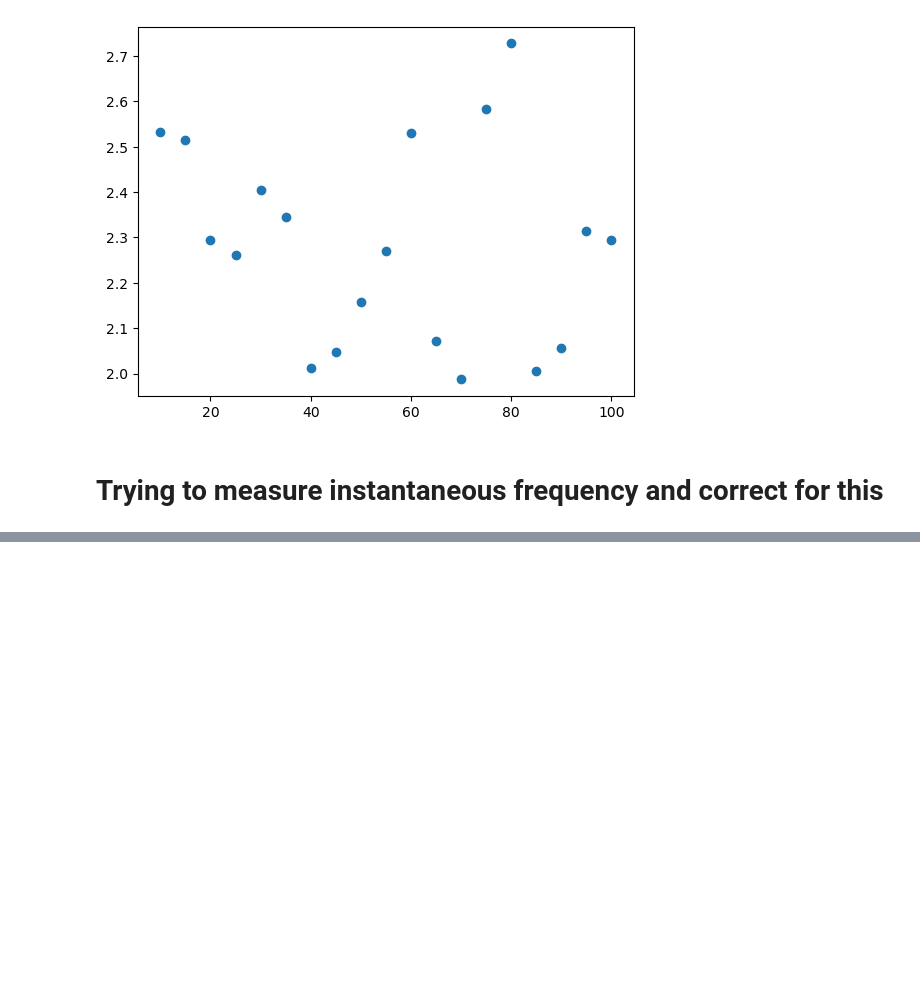
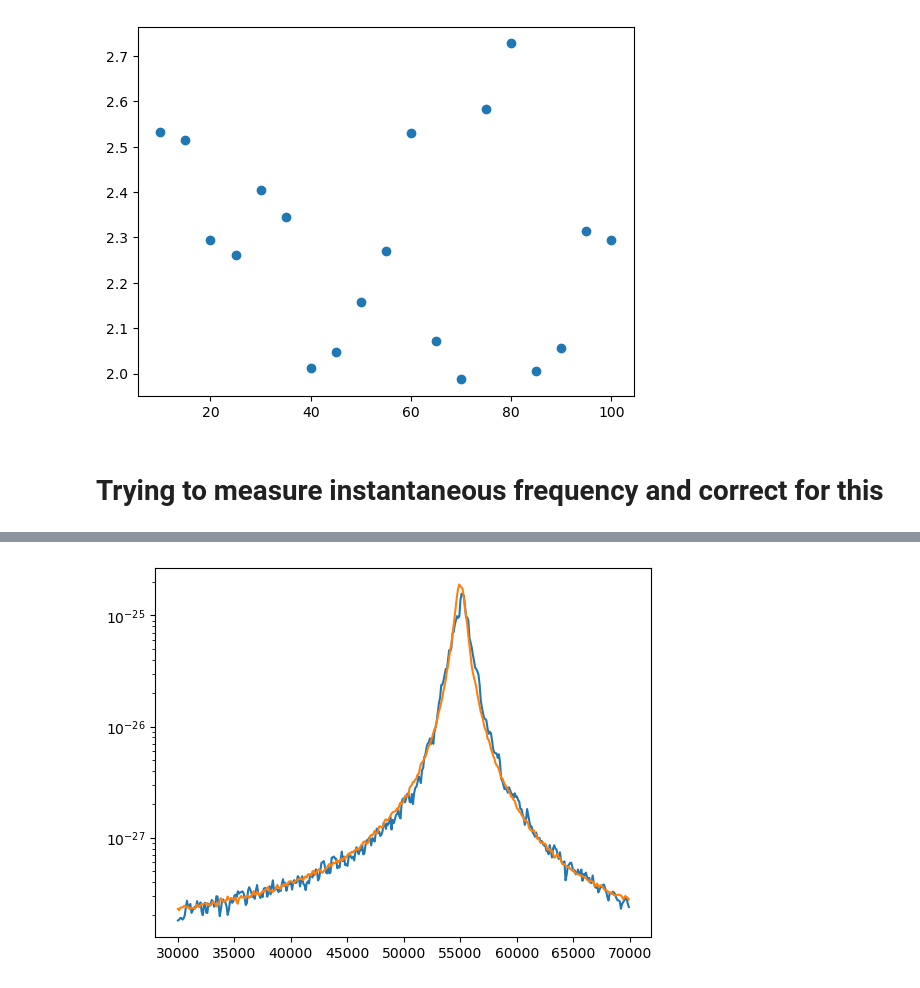
Before and after one commit to tompenny/SIMPLE_impulsesimulations, a Jupyter notebook: Reconstruction - Non-stationary transfer function.ipynb, the cells around one changed output, grey strips where cells are left out. Drawn from its saved outputs; the diff is of its cells as text; code cells hidden in the pictures; blank space fills up the shorter version.

```diff
--- a/Reconstruction - Non-stationary transfer function.ipynb
+++ b/Reconstruction - Non-stationary transfer function.ipynb
@@ -517,0 +567,6 @@ data = au.load_data_hdf5(filename+'/Noise/1.hdf5')
+# %%
+plt.plot(PSD_freq[300:700], PSD_noise[300:700])
+plt.plot(PSD_freq2[300:700], PSD_noise2[300:700])
+plt.yscale('log')
+# %% [output]
+[figure, added]
```
Also changed, not shown: parts of 21 cells of this notebook, 1 other file.
